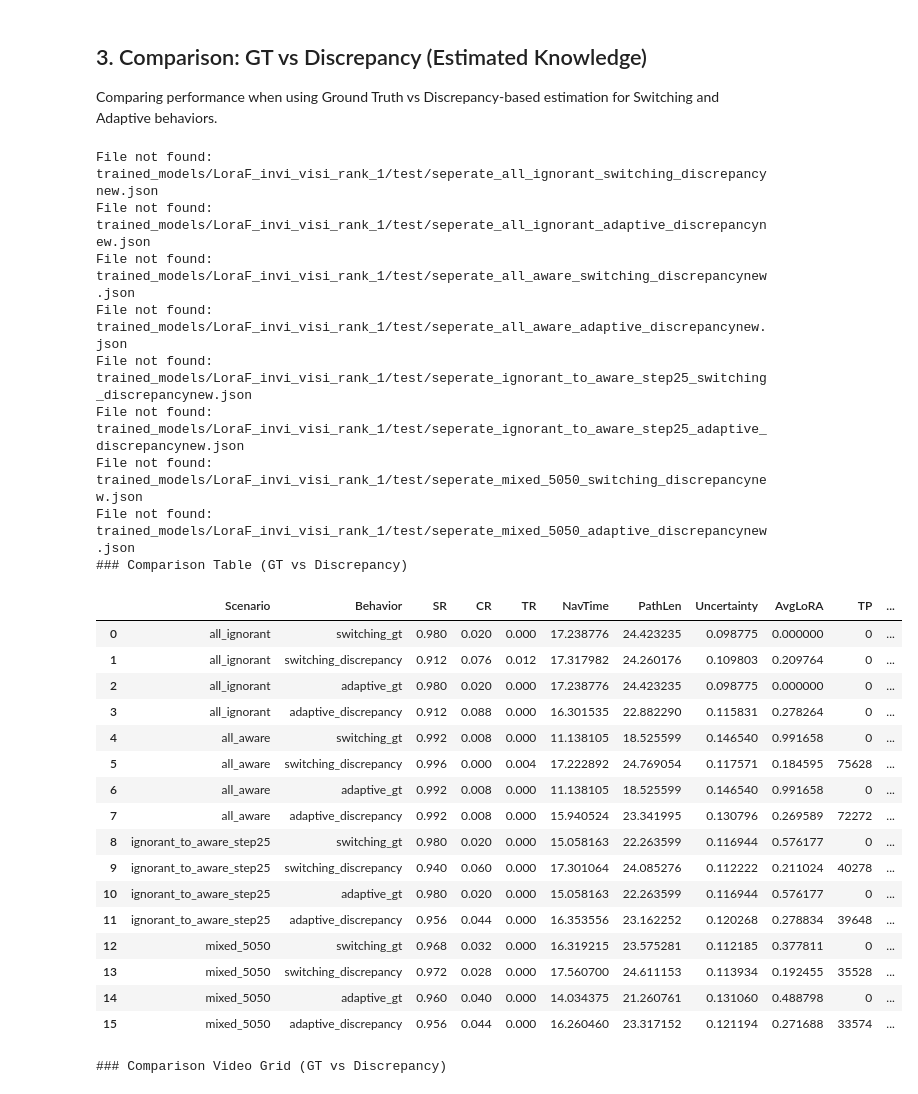
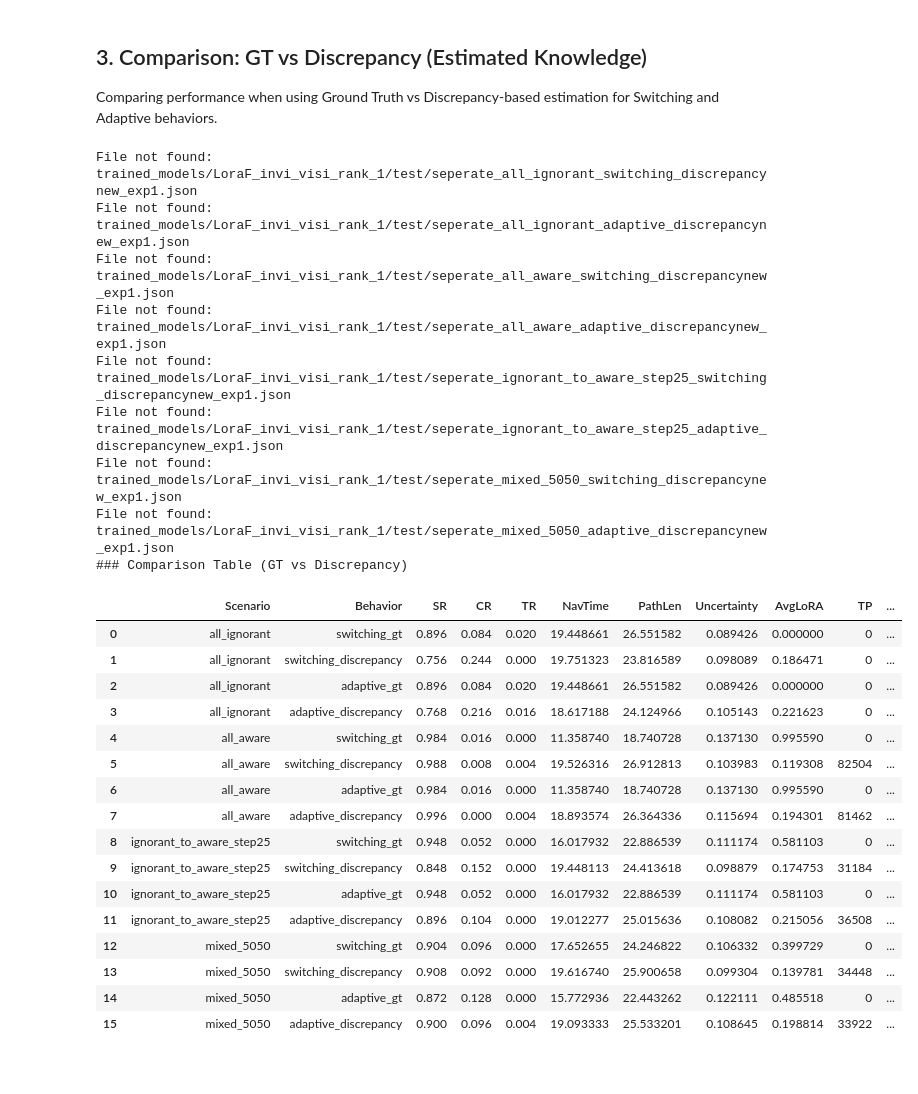
Before and after one commit to NoelsAdventure/BLEND, a Jupyter notebook: results_visualization.ipynb, the cells around one changed output. Saved outputs shown, nothing was run; the diff lists cells and outputs as text; code cells hidden in the pictures.

Commit message:
update awareness predictor

```diff
--- a/results_visualization.ipynb
+++ b/results_visualization.ipynb
@@ -13,7 +13,8 @@ model_name = 'LoraF_invi_visi_rank_1'
 model_dir = f'trained_models/{model_name}/test/'
 video_root = 'visualizations'
 master_csv = 'result/master_summary.csv'
-current_exp_id = None # Set to your exp_id (e.g. '1') or None for default
+current_exp_id = '1' # Set to your exp_id (e.g. '1') or None for default
+show_videos = False # Set to False to disable video rendering and speed up the notebook
 
 scenarios = [
     'all_ignorant',
@@ -205,37 +205,37 @@ Comparing performance when using Ground Truth vs Discrepancy-based estimation fo
 # %%
 comp_behaviors = ['switching_gt', 'switching_discrepancy', 'switching_discrepancynew', 'adaptive_gt', 'adaptive_discrepancy', 'adaptive_discrepancynew']
 df_comp = load_results(scenarios, comp_behaviors, exp_id=current_exp_id)
 
 print("### Comparison Table (GT vs Discrepancy)")
 display(df_comp)
 
-print("\n### Comparison Video Grid (GT vs Discrepancy)")
-display(generate_video_grid(scenarios, comp_behaviors, exp_id=current_exp_id))
+if show_videos:
+    print("\n### Comparison Video Grid (GT vs Discrepancy)")
+    display(generate_video_grid(scenarios, comp_behaviors, exp_id=current_exp_id))
 # %% [output]
-File not found: trained_models/LoraF_invi_visi_rank_1/test/seperate_all_ignorant_switching_discrepancynew.json
-File not found: trained_models/LoraF_invi_visi_rank_1/test/seperate_all_ignorant_adaptive_discrepancynew.json
-File not found: trained_models/LoraF_invi_visi_rank_1/test/seperate_all_aware_switching_discrepancynew.json
-File not found: trained_models/LoraF_invi_visi_rank_1/test/seperate_all_aware_adaptive_discrepancynew.json
-File not found: trained_models/LoraF_invi_visi_rank_1/test/seperate_ignorant_to_aware_step25_switching_discrepancynew.json
-File not found: trained_models/LoraF_invi_visi_rank_1/test/seperate_ignorant_to_aware_step25_adaptive_discrepancynew.json
-File not found: trained_models/LoraF_invi_visi_rank_1/test/seperate_mixed_5050_switching_discrepancynew.json
-File not found: trained_models/LoraF_invi_visi_rank_1/test/seperate_mixed_5050_adaptive_discrepancynew.json
+File not found: trained_models/LoraF_invi_visi_rank_1/test/seperate_all_ignorant_switching_discrepancynew_exp1.json
+File not found: trained_models/LoraF_invi_visi_rank_1/test/seperate_all_ignorant_adaptive_discrepancynew_exp1.json
+File not found: trained_models/LoraF_invi_visi_rank_1/test/seperate_all_aware_switching_discrepancynew_exp1.json
+File not found: trained_models/LoraF_invi_visi_rank_1/test/seperate_all_aware_adaptive_discrepancynew_exp1.json
+File not found: trained_models/LoraF_invi_visi_rank_1/test/seperate_ignorant_to_aware_step25_switching_discrepancynew_exp1.json
+File not found: trained_models/LoraF_invi_visi_rank_1/test/seperate_ignorant_to_aware_step25_adaptive_discrepancynew_exp1.json
+File not found: trained_models/LoraF_invi_visi_rank_1/test/seperate_mixed_5050_switching_discrepancynew_exp1.json
+File not found: trained_models/LoraF_invi_visi_rank_1/test/seperate_mixed_5050_adaptive_discrepancynew_exp1.json
 ### Comparison Table (GT vs Discrepancy)
 |  | Scenario | Behavior | SR | CR | TR | NavTime | PathLen | Uncertainty | AvgLoRA | TP | ... |
-| 0 | all_ignorant | switching_gt | 0.980 | 0.020 | 0.000 | 17.238776 | 24.423235 | 0.098775 | 0.000000 | 0 | ... |
-| 1 | all_ignorant | switching_discrepancy | 0.912 | 0.076 | 0.012 | 17.317982 | 24.260176 | 0.109803 | 0.209764 | 0 | ... |
-| 2 | all_ignorant | adaptive_gt | 0.980 | 0.020 | 0.000 | 17.238776 | 24.423235 | 0.098775 | 0.000000 | 0 | ... |
-| 3 | all_ignorant | adaptive_discrepancy | 0.912 | 0.088 | 0.000 | 16.301535 | 22.882290 | 0.115831 | 0.278264 | 0 | ... |
-| 4 | all_aware | switching_gt | 0.992 | 0.008 | 0.000 | 11.138105 | 18.525599 | 0.146540 | 0.991658 | 0 | ... |
-| 5 | all_aware | switching_discrepancy | 0.996 | 0.000 | 0.004 | 17.222892 | 24.769054 | 0.117571 | 0.184595 | 75628 | ... |
-| 6 | all_aware | adaptive_gt | 0.992 | 0.008 | 0.000 | 11.138105 | 18.525599 | 0.146540 | 0.991658 | 0 | ... |
-| 7 | all_aware | adaptive_discrepancy | 0.992 | 0.008 | 0.000 | 15.940524 | 23.341995 | 0.130796 | 0.269589 | 72272 | ... |
-| 8 | ignorant_to_aware_step25 | switching_gt | 0.980 | 0.020 | 0.000 | 15.058163 | 22.263599 | 0.116944 | 0.576177 | 0 | ... |
-| 9 | ignorant_to_aware_step25 | switching_discrepancy | 0.940 | 0.060 | 0.000 | 17.301064 | 24.085276 | 0.112222 | 0.211024 | 40278 | ... |
-| 10 | ignorant_to_aware_step25 | adaptive_gt | 0.980 | 0.020 | 0.000 | 15.058163 | 22.263599 | 0.116944 | 0.576177 | 0 | ... |
-| 11 | ignorant_to_aware_step25 | adaptive_discrepancy | 0.956 | 0.044 | 0.000 | 16.353556 | 23.162252 | 0.120268 | 0.278834 | 39648 | ... |
-| 12 | mixed_5050 | switching_gt | 0.968 | 0.032 | 0.000 | 16.319215 | 23.575281 | 0.112185 | 0.377811 | 0 | ... |
-| 13 | mixed_5050 | switching_discrepancy | 0.972 | 0.028 | 0.000 | 17.560700 | 24.611153 | 0.113934 | 0.192455 | 35528 | ... |
-| 14 | mixed_5050 | adaptive_gt | 0.960 | 0.040 | 0.000 | 14.034375 | 21.260761 | 0.131060 | 0.488798 | 0 | ... |
-| 15 | mixed_5050 | adaptive_discrepancy | 0.956 | 0.044 | 0.000 | 16.260460 | 23.317152 | 0.121194 | 0.271688 | 33574 | ... |
+| 0 | all_ignorant | switching_gt | 0.896 | 0.084 | 0.020 | 19.448661 | 26.551582 | 0.089426 | 0.000000 | 0 | ... |
+| 1 | all_ignorant | switching_discrepancy | 0.756 | 0.244 | 0.000 | 19.751323 | 23.816589 | 0.098089 | 0.186471 | 0 | ... |
+| 2 | all_ignorant | adaptive_gt | 0.896 | 0.084 | 0.020 | 19.448661 | 26.551582 | 0.089426 | 0.000000 | 0 | ... |
+| 3 | all_ignorant | adaptive_discrepancy | 0.768 | 0.216 | 0.016 | 18.617188 | 24.124966 | 0.105143 | 0.221623 | 0 | ... |
+| 4 | all_aware | switching_gt | 0.984 | 0.016 | 0.000 | 11.358740 | 18.740728 | 0.137130 | 0.995590 | 0 | ... |
+| 5 | all_aware | switching_discrepancy | 0.988 | 0.008 | 0.004 | 19.526316 | 26.912813 | 0.103983 | 0.119308 | 82504 | ... |
+| 6 | all_aware | adaptive_gt | 0.984 | 0.016 | 0.000 | 11.358740 | 18.740728 | 0.137130 | 0.995590 | 0 | ... |
+| 7 | all_aware | adaptive_discrepancy | 0.996 | 0.000 | 0.004 | 18.893574 | 26.364336 | 0.115694 | 0.194301 | 81462 | ... |
+| 8 | ignorant_to_aware_step25 | switching_gt | 0.948 | 0.052 | 0.000 | 16.017932 | 22.886539 | 0.111174 | 0.581103 | 0 | ... |
+| 9 | ignorant_to_aware_step25 | switching_discrepancy | 0.848 | 0.152 | 0.000 | 19.448113 | 24.413618 | 0.098879 | 0.174753 | 31184 | ... |
+| 10 | ignorant_to_aware_step25 | adaptive_gt | 0.948 | 0.052 | 0.000 | 16.017932 | 22.886539 | 0.111174 | 0.581103 | 0 | ... |
+| 11 | ignorant_to_aware_step25 | adaptive_discrepancy | 0.896 | 0.104 | 0.000 | 19.012277 | 25.015636 | 0.108082 | 0.215056 | 36508 | ... |
+| 12 | mixed_5050 | switching_gt | 0.904 | 0.096 | 0.000 | 17.652655 | 24.246822 | 0.106332 | 0.399729 | 0 | ... |
+| 13 | mixed_5050 | switching_discrepancy | 0.908 | 0.092 | 0.000 | 19.616740 | 25.900658 | 0.099304 | 0.139781 | 34448 | ... |
+| 14 | mixed_5050 | adaptive_gt | 0.872 | 0.128 | 0.000 | 15.772936 | 22.443262 | 0.122111 | 0.485518 | 0 | ... |
+| 15 | mixed_5050 | adaptive_discrepancy | 0.900 | 0.096 | 0.004 | 19.093333 | 25.533201 | 0.108645 | 0.198814 | 33922 | ... |
-### Comparison Video Grid (GT vs Discrepancy)
```
Also changed, not shown: parts of 3 cells of this notebook, 8 other files.
